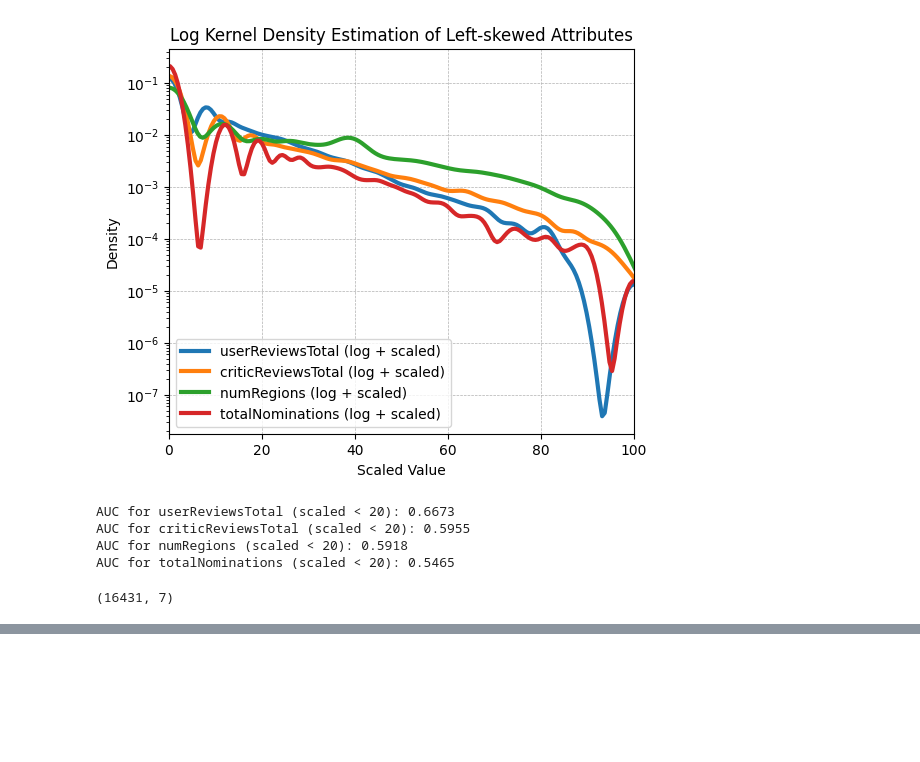
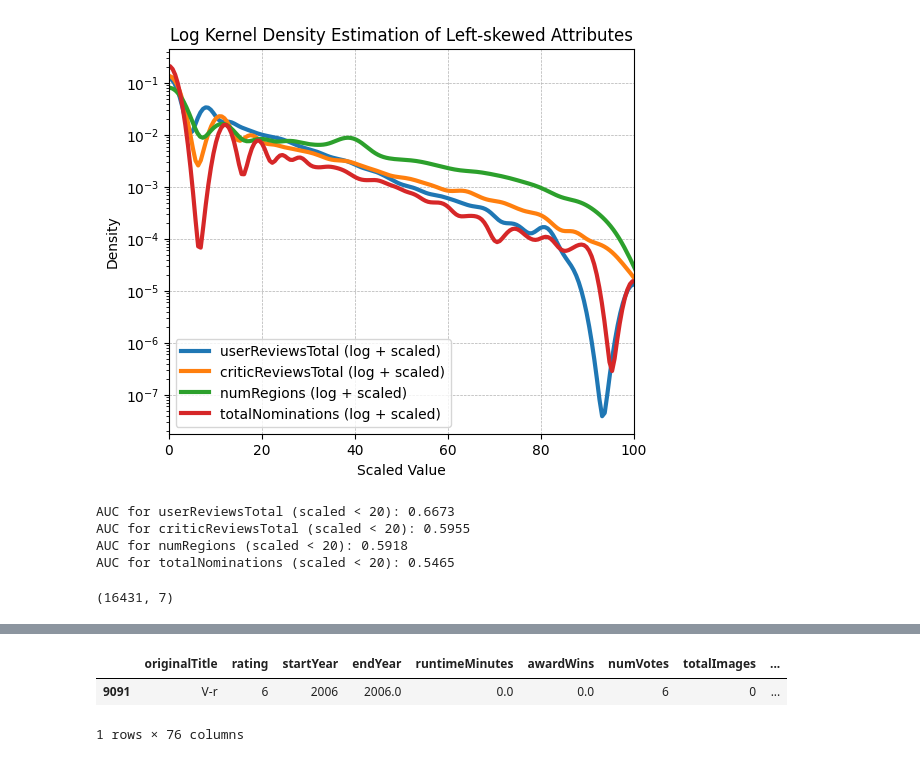
Before and after one commit to ChefBB/data_mining_1, a Jupyter notebook: code/notebook_bruno_report explorations.ipynb, the cells around one changed output, grey strips where cells are left out. Drawn from its saved outputs; the diff is of its cells as text; code cells hidden in the pictures; blank space fills up the shorter version.

```diff
--- a/code/notebook_bruno_report explorations.ipynb
+++ b/code/notebook_bruno_report explorations.ipynb
@@ -343,0 +376,6 @@ scaled.shape
+# %%
+train.loc[train['runtimeMinutes'] == 0]
+# %% [output]
+|  | originalTitle | rating | startYear | endYear | runtimeMinutes | awardWins | numVotes | totalImages | ... |
+| 9091 | V-r | 6 | 2006 | 2006.0 | 0.0 | 0.0 | 6 | 0 | ... |
+1 rows × 76 columns
```
Also changed, not shown: parts of 6 cells of this notebook, 11 other files.
